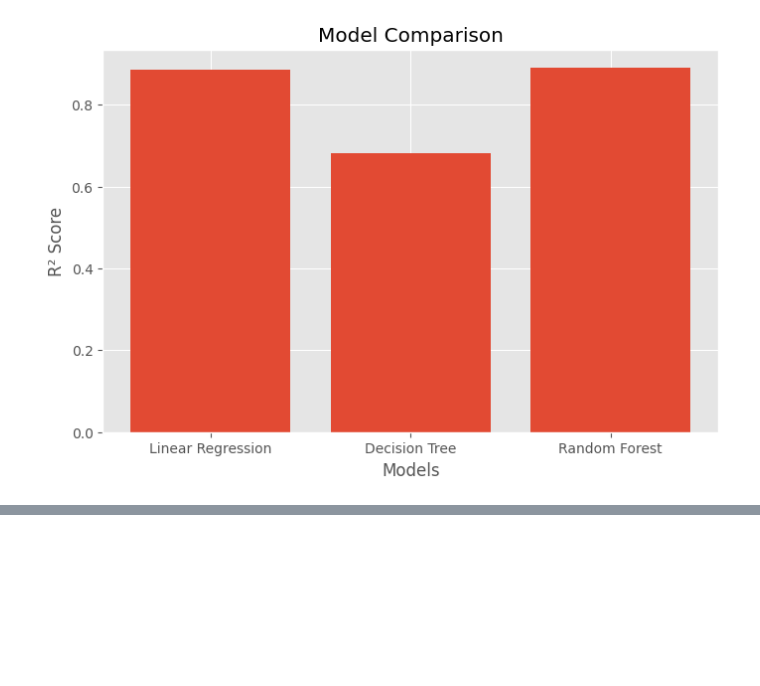
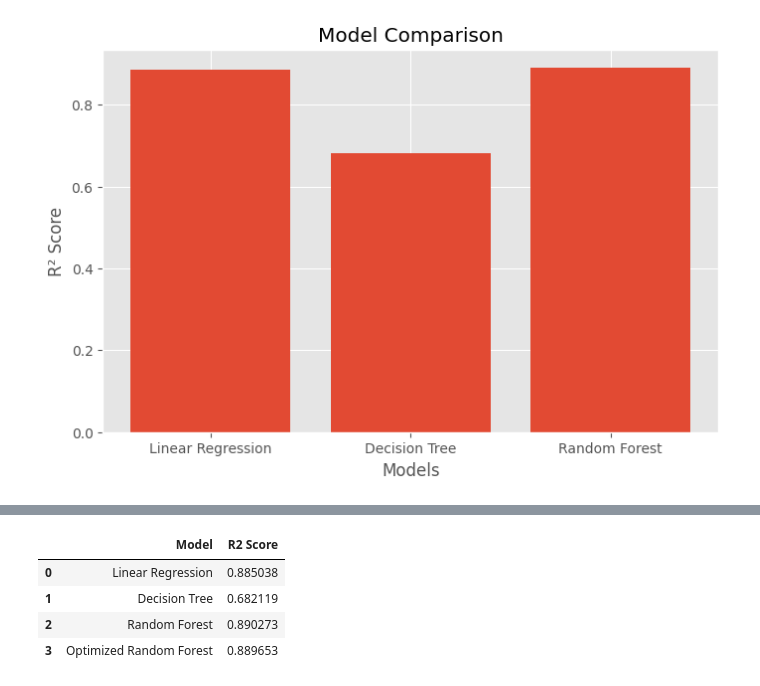
Before and after one commit to pooniaaryan/house-price-prediction-ml, a Jupyter notebook: notebooks/House_Price_Prediction.ipynb, the cells around one changed output, grey strips where cells are left out. Cells and saved outputs as stored; diff of their text form; code cells hidden in the pictures; blank space fills up the shorter version.

```diff
--- a/notebooks/House_Price_Prediction.ipynb
+++ b/notebooks/House_Price_Prediction.ipynb
@@ -569,0 +611,2 @@ plt.show()
+# %%
+best_predictions = best_model.predict(X_test)
@@ -569,0 +704,23 @@ plt.show()
+# %%
+final_results = pd.DataFrame({
+    "Model": [
+        "Linear Regression",
+        "Decision Tree",
+        "Random Forest",
+        "Optimized Random Forest"
+    ],
+    "R2 Score": [
+        r2_score(y_test, linear_predictions),
+        r2_score(y_test, decision_predictions),
+        r2_score(y_test, forest_predictions),
+        r2_score(y_test, best_predictions)
+    ]
+})
+
+final_results
+# %% [output]
+|  | Model | R2 Score |
+| 0 | Linear Regression | 0.885038 |
+| 1 | Decision Tree | 0.682119 |
+| 2 | Random Forest | 0.890273 |
+| 3 | Optimized Random Forest | 0.889653 |
```
Also changed, not shown: parts of 13 cells of this notebook, 4 other files.
